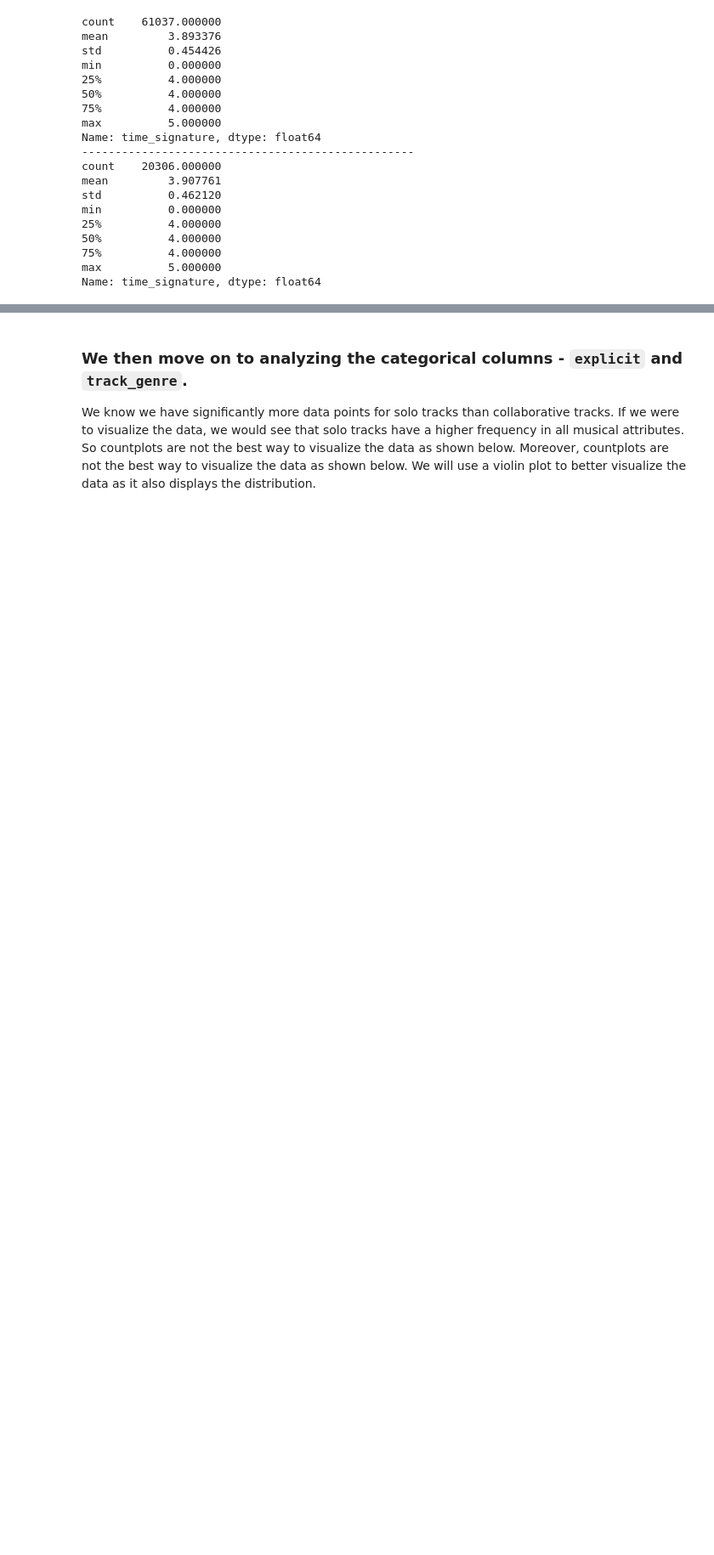
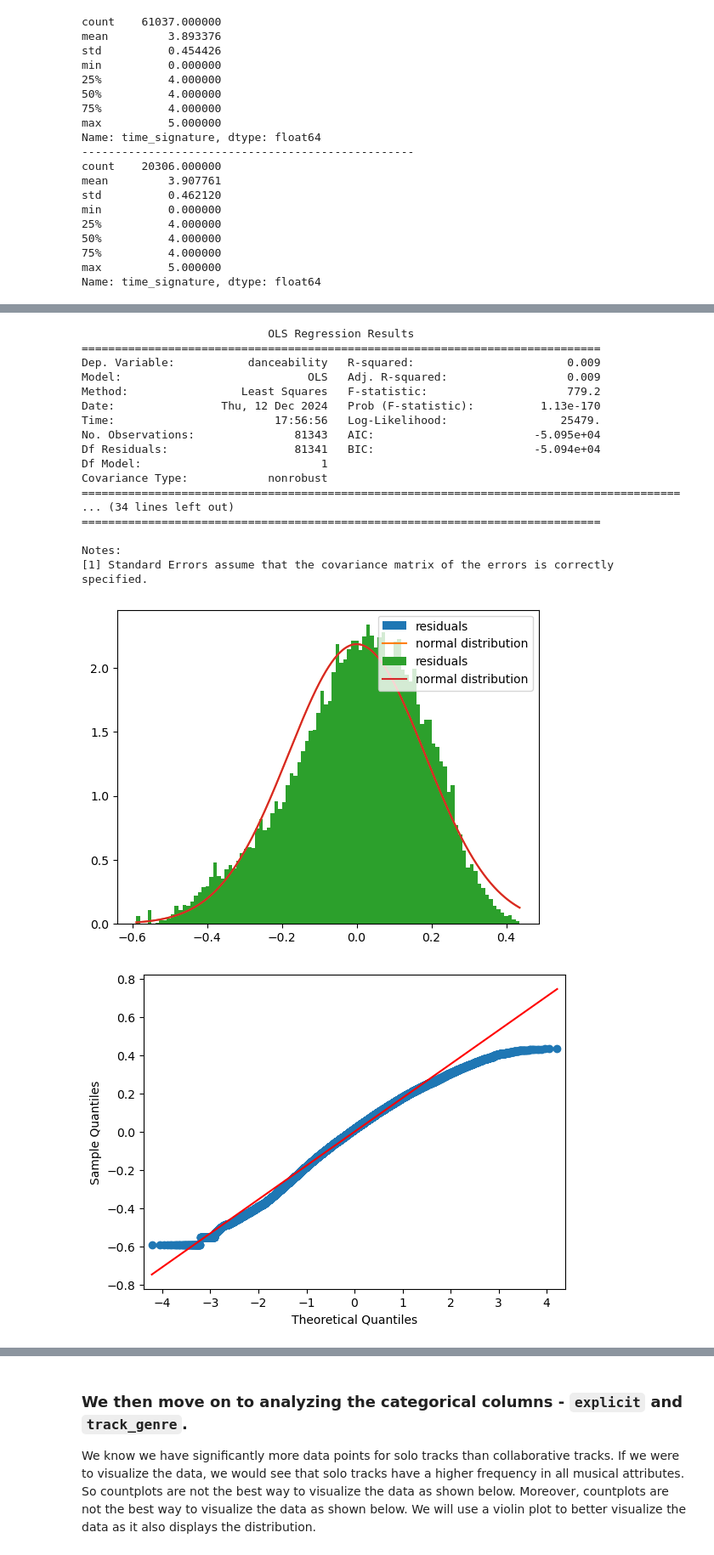
Before and after one commit to FabienThich/Solo-vs-Collab-Music, a Jupyter notebook: main.ipynb, the cells around one changed output, grey strips where cells are left out. Shown at 85% size. Saved outputs shown, nothing was run; the diff lists cells and outputs as text; code cells hidden in the pictures; blank space fills up the shorter version.

```diff
--- a/main.ipynb
+++ b/main.ipynb
@@ -657,0 +770,23 @@ Name: time_signature, dtype: float64
+# %%
+residuals_function_1('danceability')
+residuals_function_2(residuals_function_1('danceability'))
+# %% [output]
+                            OLS Regression Results
+==============================================================================
+Dep. Variable:           danceability   R-squared:                       0.009
+Model:                            OLS   Adj. R-squared:                  0.009
+Method:                 Least Squares   F-statistic:                     779.2
+Date:                Thu, 12 Dec 2024   Prob (F-statistic):          1.13e-170
+Time:                        17:56:56   Log-Likelihood:                 25479.
+No. Observations:               81343   AIC:                        -5.095e+04
+Df Residuals:                   81341   BIC:                        -5.094e+04
+Df Model:                           1
+Covariance Type:            nonrobust
+==========================================================================================
+... (34 lines left out)
+==============================================================================
+
+Notes:
+[1] Standard Errors assume that the covariance matrix of the errors is correctly specified.
+[figure, added]
+[figure, added]
```
Also changed, not shown: parts of 33 cells of this notebook.
